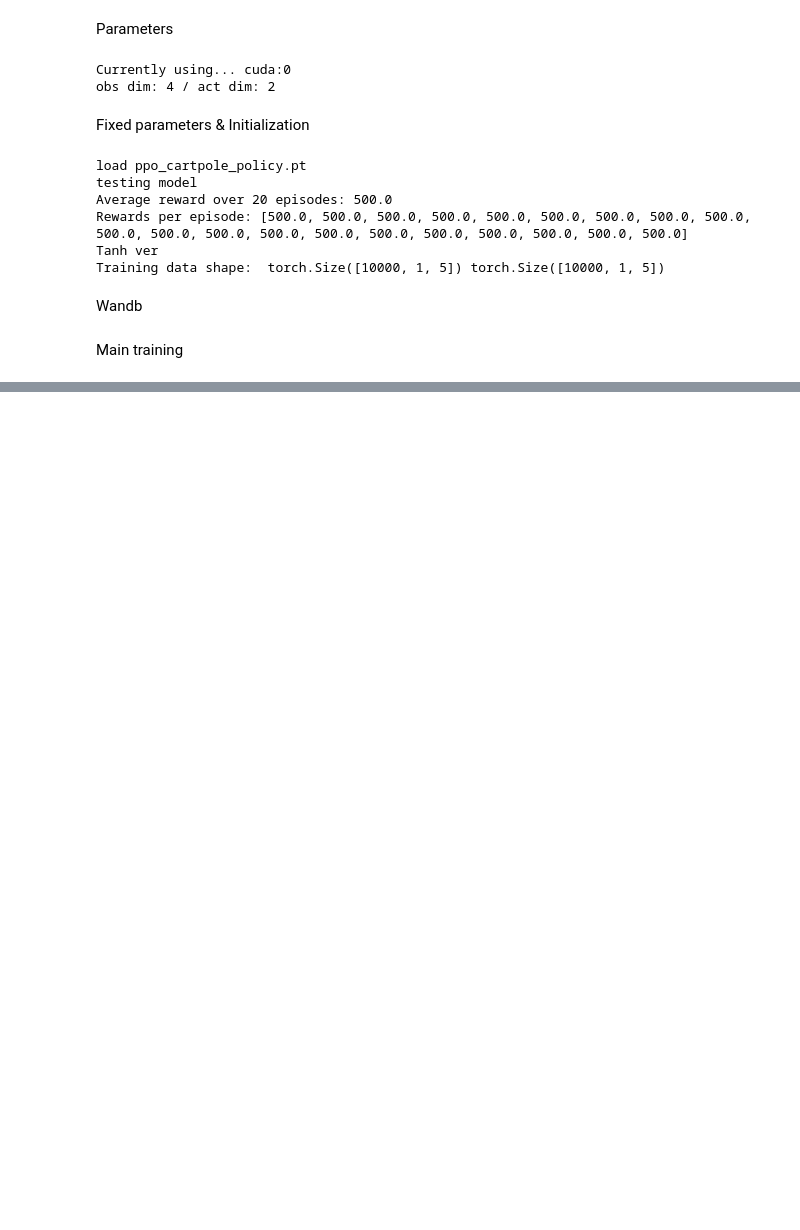
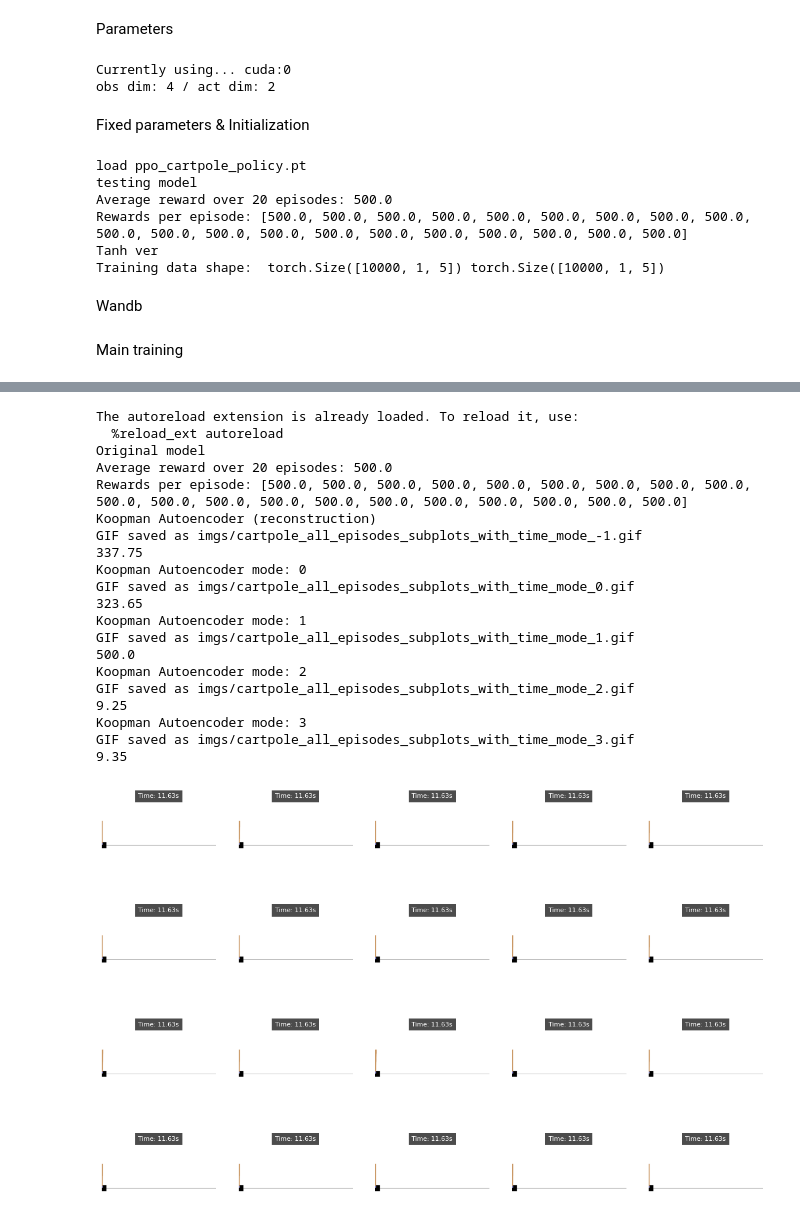
Before and after one commit to gyf23205/Koopman_decompose_ext, a Jupyter notebook: KAE/main.ipynb, the cells around one changed output, grey strips where cells are left out. Cells and saved outputs as stored; diff of their text form; code cells hidden in the pictures; blank space fills up the shorter version.

```diff
--- a/KAE/main.ipynb
+++ b/KAE/main.ipynb
@@ -48,9 +49,9 @@ load_model_name = 'Your_model_name.pt'
 
 # KAE parameters
 hidden_k = 4 # observable dim
-kae_size = 16 # size of KAE
+kae_size = 4 # size of KAE
 kae_coef = 0.75
-lr_kae = 1e-3
+lr_kae = 1e-2
 num_epochs = 1000
 training_data_size = 10000 # size of training dataset
 batch_size = 512 # 128
@@ -292,3 +292,49 @@ KeyboardInterrupt:
 # kae = torch.load('results/'+load_model_name, weights_only=False, map_location=device)
 # kae.to(device)
 # print('model loaded')
+# %%
+%load_ext autoreload
+%autoreload 2
+%reload_ext autoreload
+
+from Autoencoder import *
+from Autoencoder_functions import *
+from test_cartpole_function import *
+
+## CHECK RECONSTRUCTION AND MODE PERFORMANCE
+
+print('Original model')
+test_cartpole_function('../saved_models_re/originals/'+original_model_name, save_imgs=False)
+
+with torch.no_grad():
+    kae.eval()
+    print('Koopman Autoencoder (reconstruction)')
+    reward = test_cartpole_kae_function(kae, hidden_k, padded_dimension, device, mode_number = -1, num_episodes = num_episodes, save_imgs = True)
+    print(reward)
+
+    for i in range(0,hidden_k):
+        print('Koopman Autoencoder mode: '+str(i))
+        reward = test_cartpole_kae_function(kae, hidden_k, padded_dimension, device, mode_number = i, num_episodes = num_episodes, save_imgs = True)
+        print(reward)
+# %% [output]
+The autoreload extension is already loaded. To reload it, use:
+  %reload_ext autoreload
+Original model
+Average reward over 20 episodes: 500.0
+Rewards per episode: [500.0, 500.0, 500.0, 500.0, 500.0, 500.0, 500.0, 500.0, 500.0, 500.0, 500.0, 500.0, 500.0, 500.0, 500.0, 500.0, 500.0, 500.0, 500.0, 500.0]
+Koopman Autoencoder (reconstruction)
+GIF saved as imgs/cartpole_all_episodes_subplots_with_time_mode_-1.gif
+337.75
+Koopman Autoencoder mode: 0
+GIF saved as imgs/cartpole_all_episodes_subplots_with_time_mode_0.gif
+323.65
+Koopman Autoencoder mode: 1
+GIF saved as imgs/cartpole_all_episodes_subplots_with_time_mode_1.gif
+500.0
+Koopman Autoencoder mode: 2
+GIF saved as imgs/cartpole_all_episodes_subplots_with_time_mode_2.gif
+9.25
+Koopman Autoencoder mode: 3
+GIF saved as imgs/cartpole_all_episodes_subplots_with_time_mode_3.gif
+9.35
+[figure, added]
```
Also changed, not shown: parts of 5 cells of this notebook, 7 other files.
